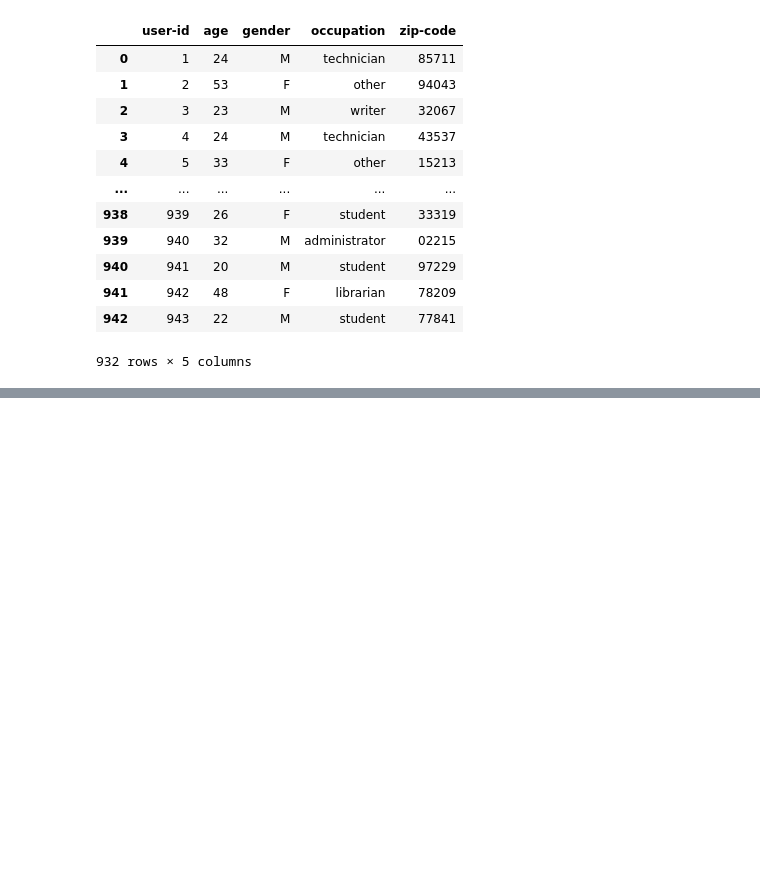
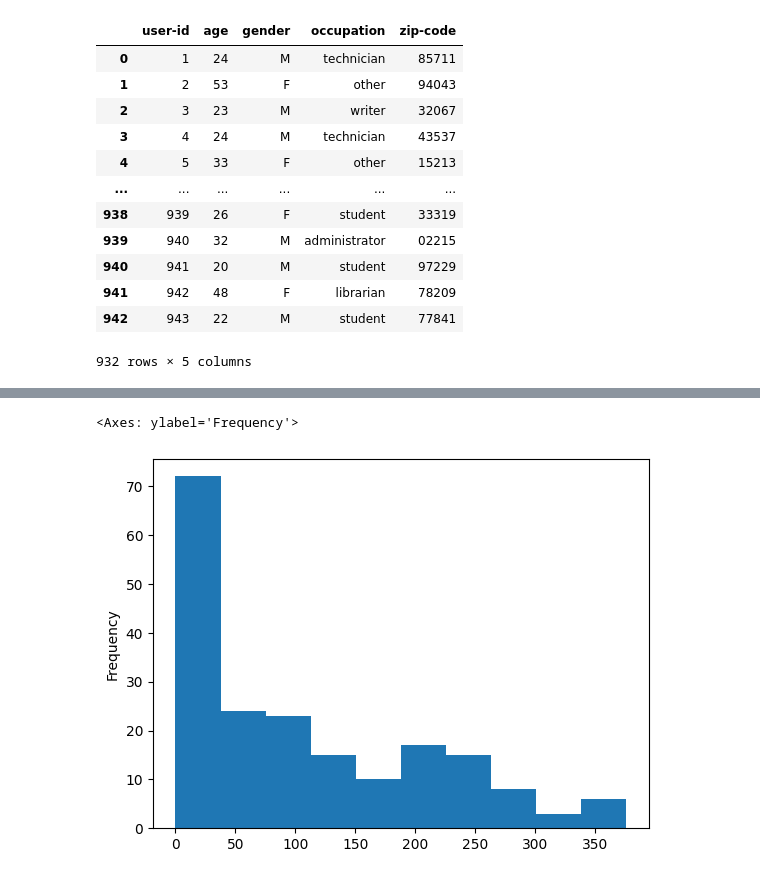
Before and after one commit to OveysSafarnejad/pd-training, a Jupyter notebook: src/pandas_series/dataschool_series.ipynb, the cells around one changed output, grey strips where cells are left out. Drawn from its saved outputs; the diff is of its cells as text; code cells hidden in the pictures; blank space fills up the shorter version.

```diff
--- a/src/pandas_series/dataschool_series.ipynb
+++ b/src/pandas_series/dataschool_series.ipynb
@@ -111,0 +482,5 @@ frame2.drop(frame2.index[10:21], axis=0)
+# %%
+drinks.beer_servings.plot(kind='hist')
+# %% [output]
+<Axes: ylabel='Frequency'>
+[figure, added]
```
Also changed, not shown: parts of 44 cells of this notebook, 2 other files.
